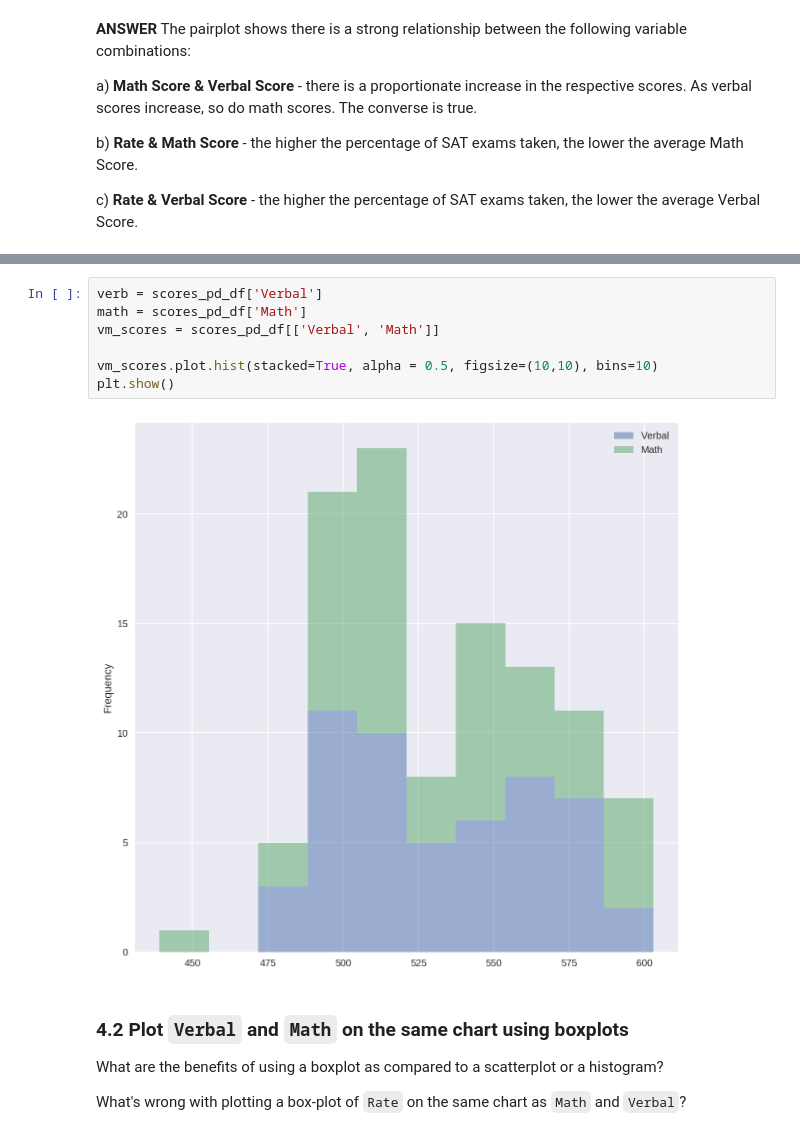
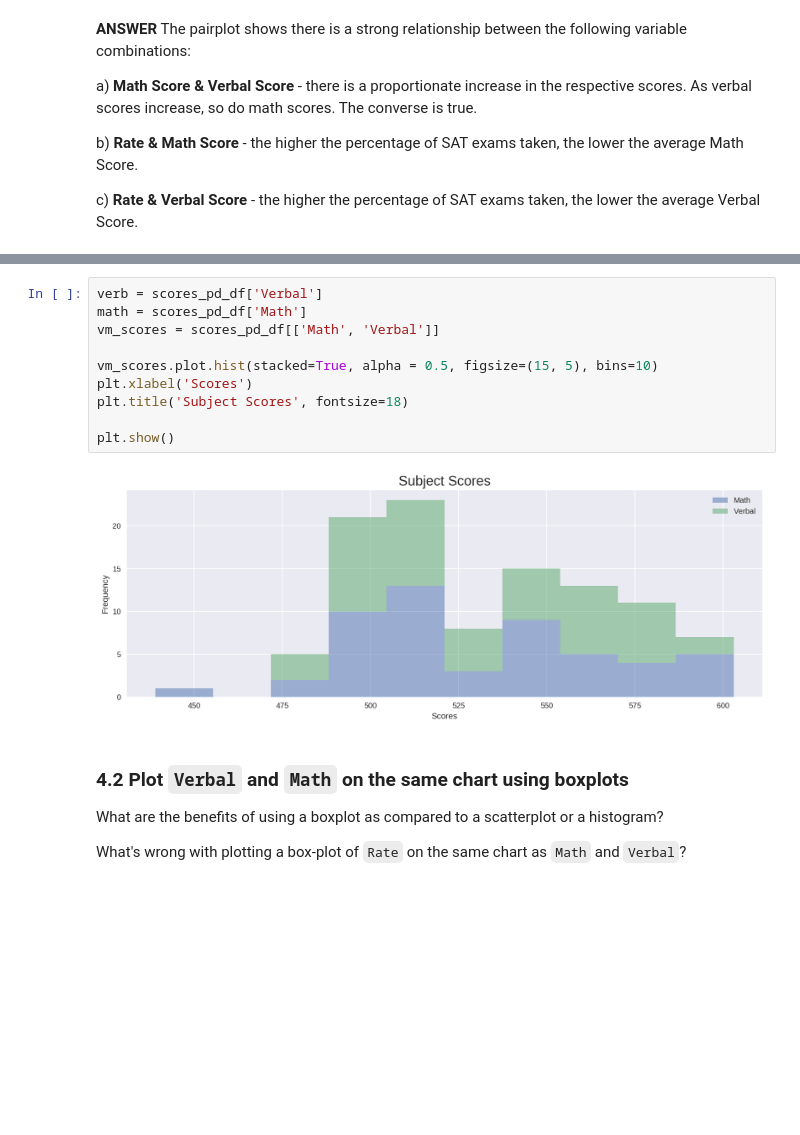
Before and after one commit to godsylla/Civic-Data-Analysis, a Jupyter notebook: project-02-v2-starter-code.ipynb, the cells around one changed output, grey strips where cells are left out. Saved outputs shown, nothing was run; the diff lists cells and outputs as text; blank space fills up the shorter version.

```diff
--- a/project-02-v2-starter-code.ipynb
+++ b/project-02-v2-starter-code.ipynb
@@ -377,12 +390,15 @@ scores_pd_df.sample(10)
 # %%
 verb = scores_pd_df['Verbal']
 math = scores_pd_df['Math']
-vm_scores = scores_pd_df[['Verbal', 'Math']]
+vm_scores = scores_pd_df[['Math', 'Verbal']]
 
-vm_scores.plot.hist(stacked=True, alpha = 0.5, figsize=(10,10), bins=10)
+vm_scores.plot.hist(stacked=True, alpha = 0.5, figsize=(15, 5), bins=10)
+plt.xlabel('Scores')
+plt.title('Subject Scores', fontsize=18)
+
 plt.show()
 # %% [output]
-[figure, old version]
+[figure, new version]
 # %% [markdown]
 ### 4.2 Plot `Verbal` and `Math` on the same chart using boxplots
 
```
Also changed, not shown: parts of 12 cells of this notebook.
